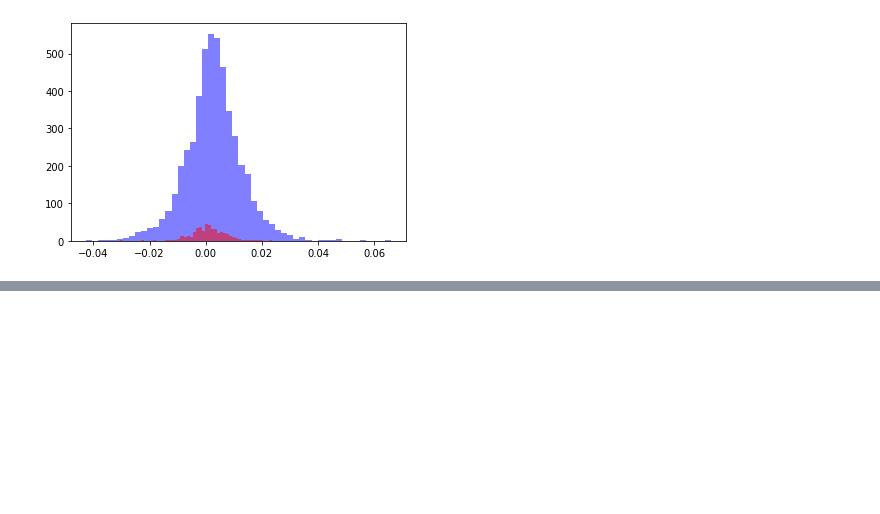
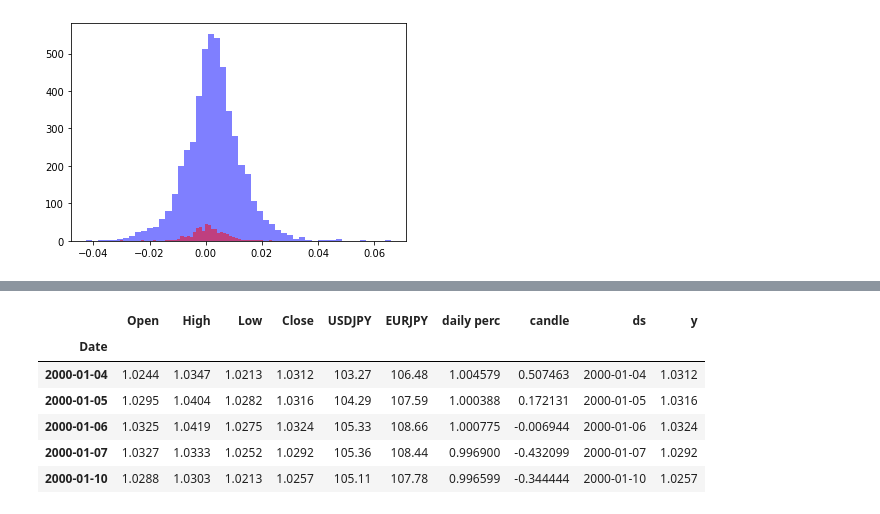
Before and after one commit to Smartsie/Invest, a Jupyter notebook: Invest_with_Currency.ipynb, the cells around one changed output, grey strips where cells are left out. Saved outputs shown, nothing was run; the diff lists cells and outputs as text; code cells hidden in the pictures; blank space fills up the shorter version.

```diff
--- a/Invest_with_Currency.ipynb
+++ b/Invest_with_Currency.ipynb
@@ -701,0 +635,16 @@ ValueError: ignored
+# %%
+data['ds']=data.index
+data['y']=data.Close
+# Select only the important features i.e. the date and price
+#data = data[["Date","Close"]] # select Date and Price
+# Rename the features: These names are NEEDED for the model fitting
+#data = data.rename(columns = {"Date":"ds","Close":"y"}) #renaming the columns of the dataset
+data.head(5)
+# %% [output]
+|  | Open | High | Low | Close | USDJPY | EURJPY | daily perc | candle | ds | y |
+| Date |  |  |  |  |  |  |  |  |  |  |
+| 2000-01-04 | 1.0244 | 1.0347 | 1.0213 | 1.0312 | 103.27 | 106.48 | 1.004579 | 0.507463 | 2000-01-04 | 1.0312 |
+| 2000-01-05 | 1.0295 | 1.0404 | 1.0282 | 1.0316 | 104.29 | 107.59 | 1.000388 | 0.172131 | 2000-01-05 | 1.0316 |
+| 2000-01-06 | 1.0325 | 1.0419 | 1.0275 | 1.0324 | 105.33 | 108.66 | 1.000775 | -0.006944 | 2000-01-06 | 1.0324 |
+| 2000-01-07 | 1.0327 | 1.0333 | 1.0252 | 1.0292 | 105.36 | 108.44 | 0.996900 | -0.432099 | 2000-01-07 | 1.0292 |
+| 2000-01-10 | 1.0288 | 1.0303 | 1.0213 | 1.0257 | 105.11 | 107.78 | 0.996599 | -0.344444 | 2000-01-10 | 1.0257 |
```
Also changed, not shown: parts of 17 cells of this notebook.
